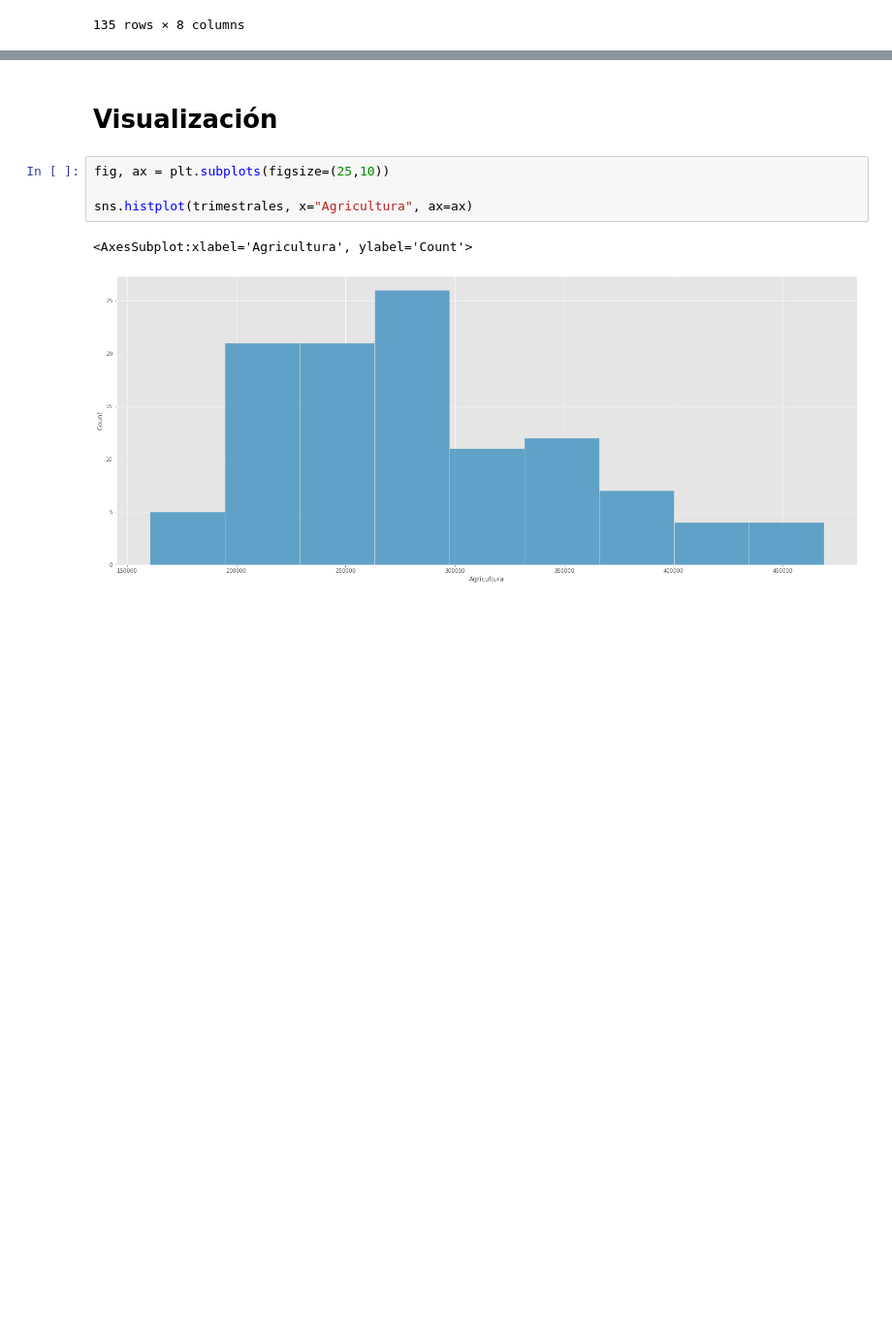
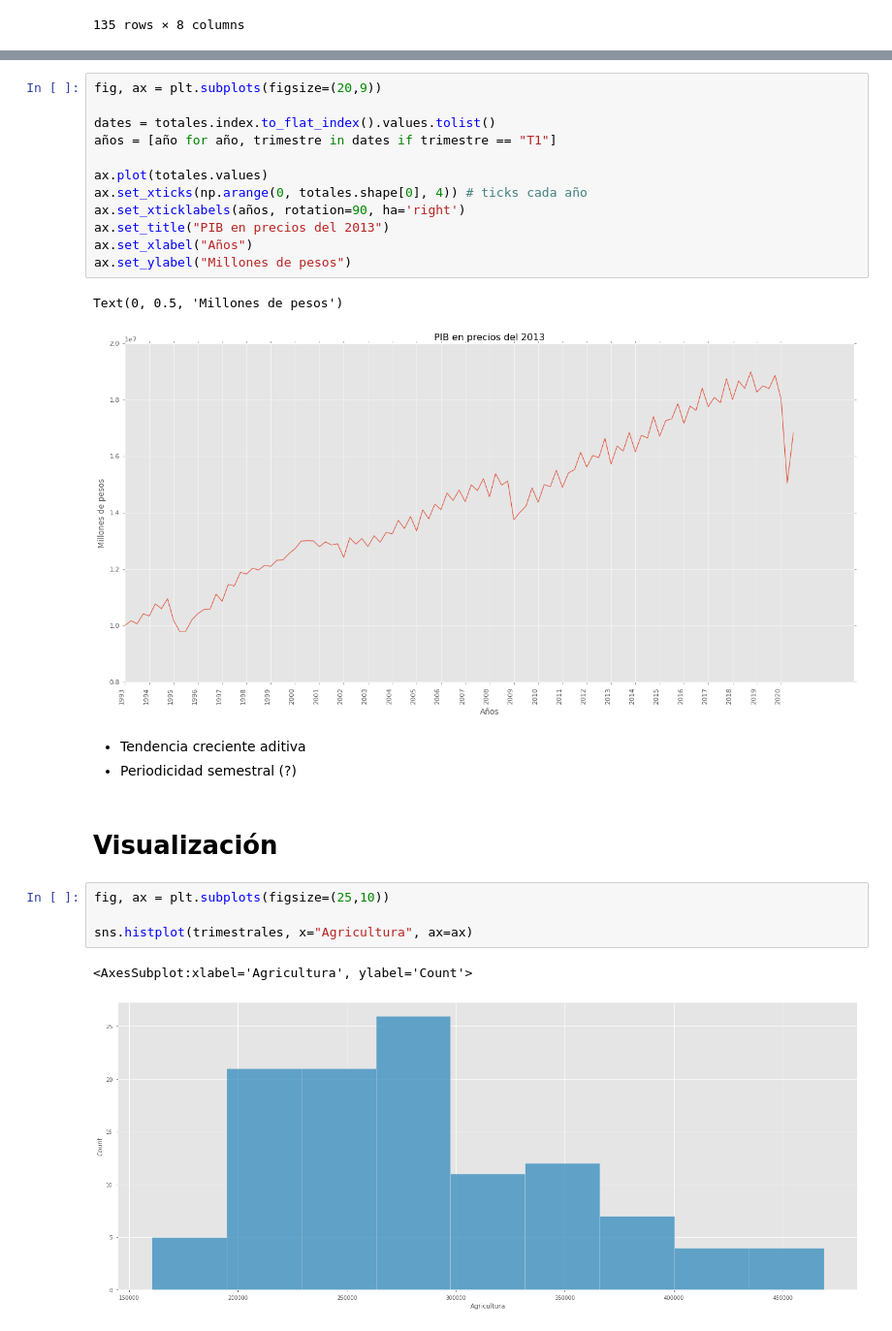
Before and after one commit to magmapinguin/Estimacion-del-PIB-mediante-Ciencia-de-datos, a Jupyter notebook: Notebooks/exploracion.ipynb, the cells around one changed output, grey strips where cells are left out. Shown: that part at 97% size. Saved outputs shown, nothing was run; the diff lists cells and outputs as text; blank space fills up the shorter version.

```diff
--- a/Notebooks/exploracion.ipynb
+++ b/Notebooks/exploracion.ipynb
@@ -106,3 +132,21 @@ trimestrales.describe().T
+# %%
+fig, ax = plt.subplots(figsize=(20,9))
+
+dates = totales.index.to_flat_index().values.tolist()
+años = [año for año, trimestre in dates if trimestre == "T1"]
+
+ax.plot(totales.values)
+ax.set_xticks(np.arange(0, totales.shape[0], 4)) # ticks cada año
+ax.set_xticklabels(años, rotation=90, ha='right')
+ax.set_title("PIB en precios del 2013")
+ax.set_xlabel("Años")
+ax.set_ylabel("Millones de pesos")
+# %% [output]
+Text(0, 0.5, 'Millones de pesos')
+[figure, added]
+# %% [markdown]
+* Tendencia creciente aditiva
+* Periodicidad semestral (?)
 # %% [markdown]
 # Visualización
 # %%
```
Also changed, not shown: parts of 11 cells of this notebook, 1 other file.
